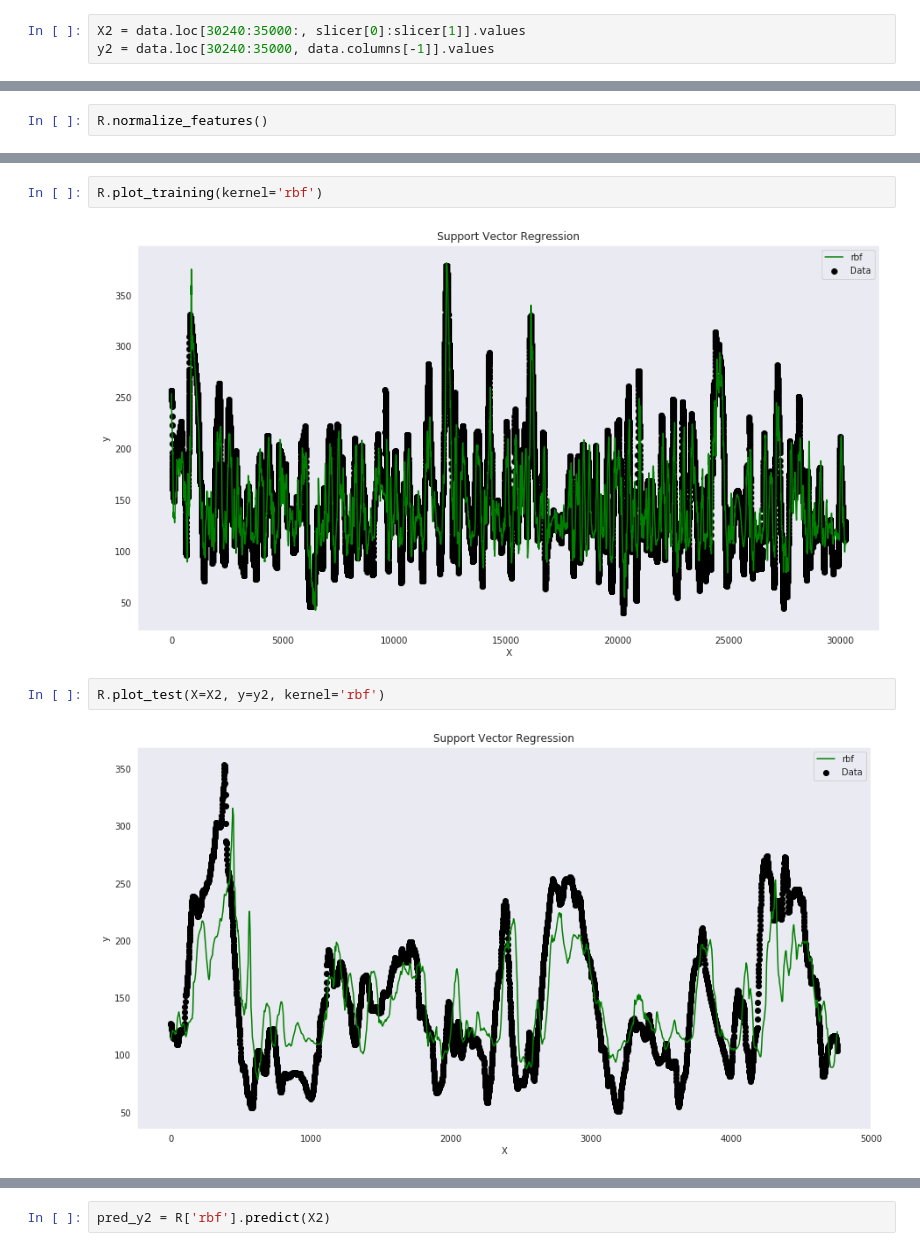
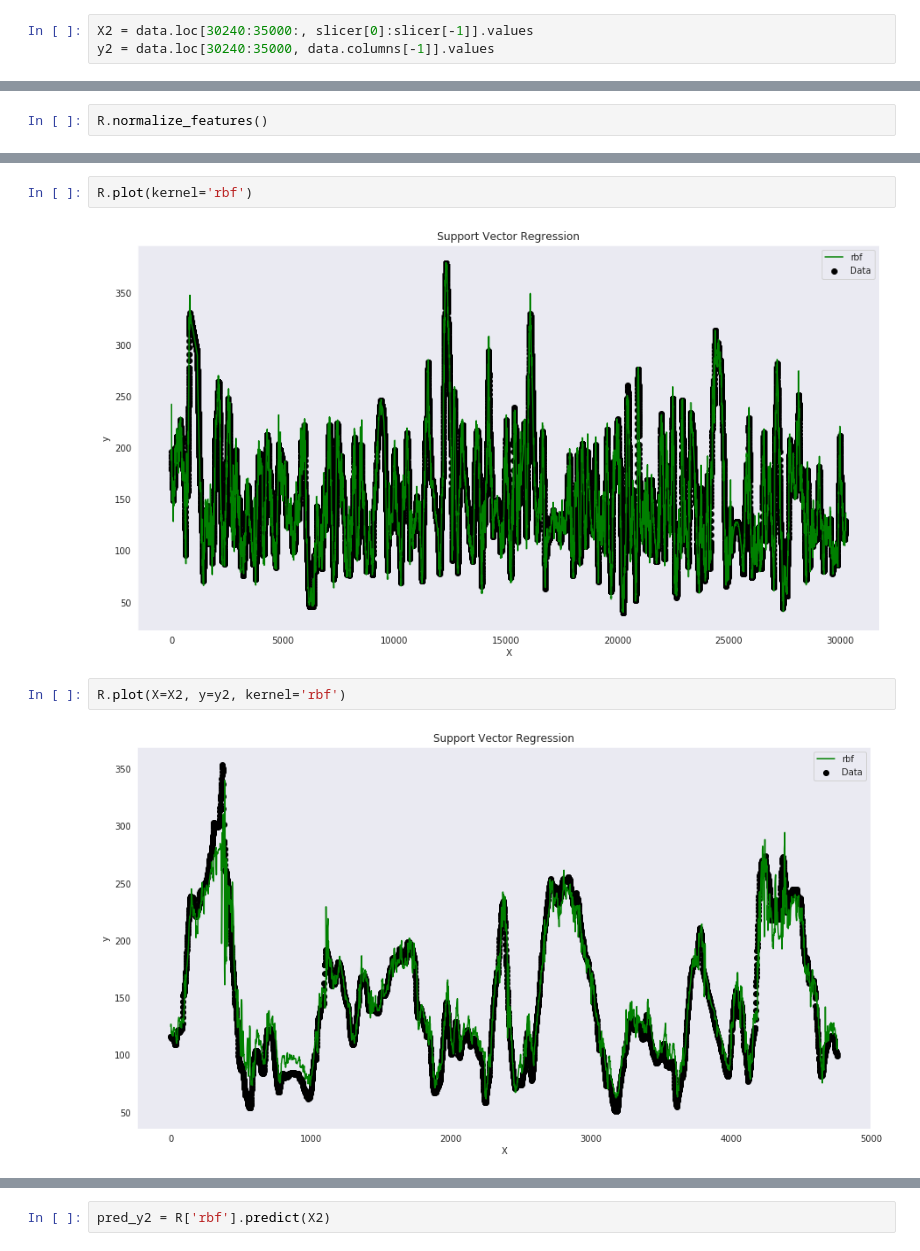
Before and after one commit to gmagannaDevelop/DiabManager, a Jupyter notebook: parse_carelink.ipynb, the cells around one changed output, grey strips where cells are left out. Drawn from its saved outputs; the diff is of its cells as text.

```diff
--- a/parse_carelink.ipynb
+++ b/parse_carelink.ipynb
@@ -871,5 +917,5 @@ X.shape
 # %% [output]
 (30236, 10)
 # %%
-X2 = data.loc[30240:35000:, slicer[0]:slicer[1]].values
+X2 = data.loc[30240:35000:, slicer[0]:slicer[-1]].values
 y2 = data.loc[30240:35000, data.columns[-1]].values
@@ -888,8 +945,8 @@ print(f'{elapsed - start}')
 # %%
-R.plot_training(kernel='rbf')
+R.plot(kernel='rbf')
 # %% [output]
-[figure, old version]
+[figure, new version]
 # %%
-R.plot_test(X=X2, y=y2, kernel='rbf')
+R.plot(X=X2, y=y2, kernel='rbf')
 # %% [output]
-[figure, old version]
+[figure, new version]
```
Also changed, not shown: parts of 19 cells of this notebook, 1 other file.
